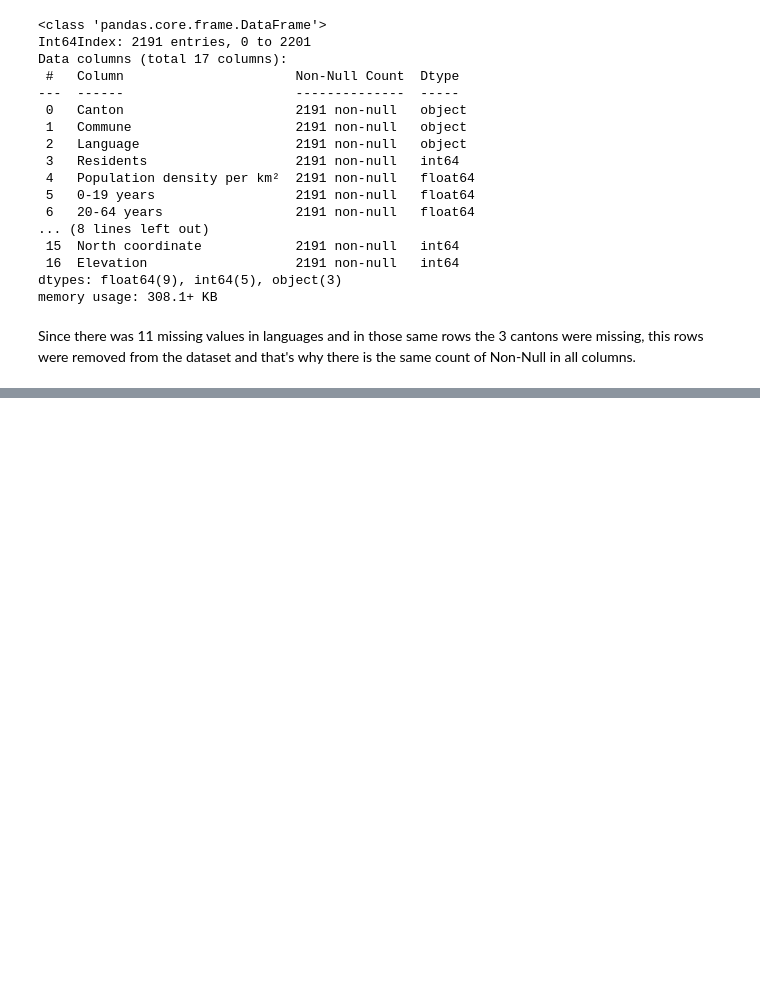
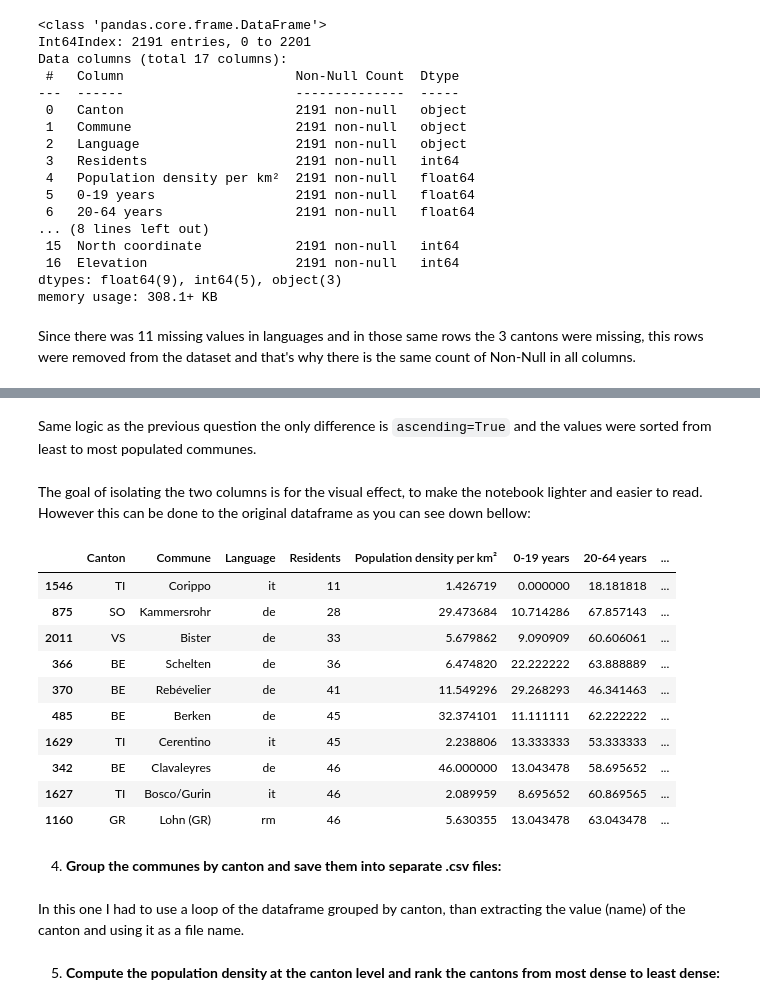
Before and after one commit to maharhandi/Intro_data_analysis, a Jupyter notebook: communes_solution.ipynb, the cells around one changed output, grey strips where cells are left out. Cells and saved outputs as stored; diff of their text form; code cells hidden in the pictures; blank space fills up the shorter version.

Commit message:
Finished Task B
Exploration: numerical summaries, indexing and grouping

```diff
--- a/communes_solution.ipynb
+++ b/communes_solution.ipynb
@@ -156,0 +205,22 @@ Since there was 11 missing values in languages and in those same rows the 3 cant
+# %% [markdown]
+Same logic as the previous question the only difference is `ascending=True` and the values were sorted from least to most populated communes.
+# %% [markdown]
+The goal of isolating the two columns is for the visual effect, to make the notebook lighter and easier to read. However this can be done to the original dataframe as you can see down bellow:
+# %%
+df_top= df.sort_values("Residents", ascending=False).head(10).copy()
+df_bottom= df.sort_values("Residents", ascending=True).head(10).copy()
+df_bottom
+# %% [output]
+|  | Canton | Commune | Language | Residents | Population density per km² | 0-19 years | 20-64 years | ... |
+| 1546 | TI | Corippo | it | 11 | 1.426719 | 0.000000 | 18.181818 | ... |
+| 875 | SO | Kammersrohr | de | 28 | 29.473684 | 10.714286 | 67.857143 | ... |
+| 2011 | VS | Bister | de | 33 | 5.679862 | 9.090909 | 60.606061 | ... |
+| 366 | BE | Schelten | de | 36 | 6.474820 | 22.222222 | 63.888889 | ... |
+| 370 | BE | Rebévelier | de | 41 | 11.549296 | 29.268293 | 46.341463 | ... |
+| 485 | BE | Berken | de | 45 | 32.374101 | 11.111111 | 62.222222 | ... |
+| 1629 | TI | Cerentino | it | 45 | 2.238806 | 13.333333 | 53.333333 | ... |
+| 342 | BE | Clavaleyres | de | 46 | 46.000000 | 13.043478 | 58.695652 | ... |
+| 1627 | TI | Bosco/Gurin | it | 46 | 2.089959 | 8.695652 | 60.869565 | ... |
+| 1160 | GR | Lohn (GR) | rm | 46 | 5.630355 | 13.043478 | 63.043478 | ... |
+# %% [markdown]
+4. **Group the communes by canton and save them into separate .csv files:**
@@ -156,0 +232,4 @@ Since there was 11 missing values in languages and in those same rows the 3 cant
+# %% [markdown]
+In this one I had to use a loop of the dataframe grouped by canton, than extracting the value (name) of the canton and using it as a file name.
+# %% [markdown]
+5. **Compute the population density at the canton level and rank the cantons from most dense to least dense:**
```
Also changed, not shown: parts of 17 cells of this notebook, 26 other files.
